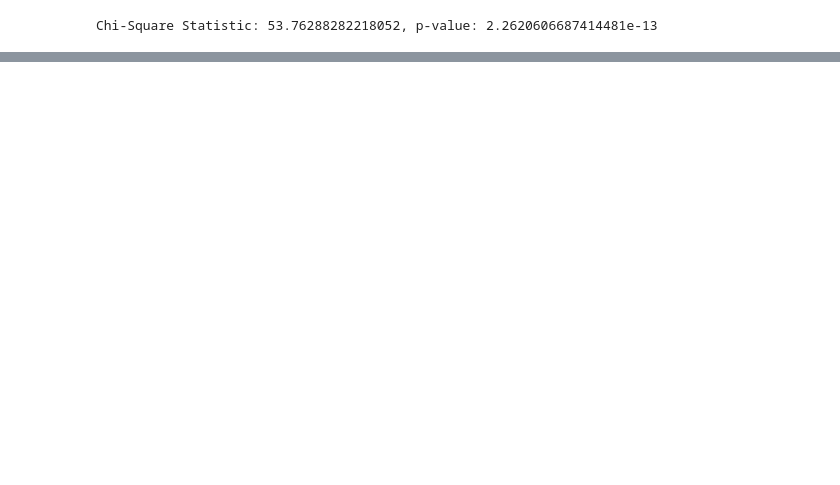
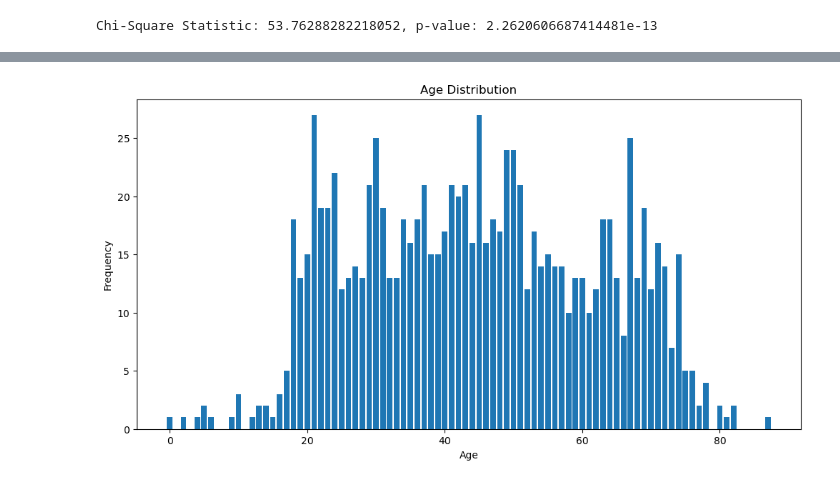
Before and after one commit to Harris-21/AI, a Jupyter notebook: Semester 1/estonia.ipynb, the cells around one changed output, grey strips where cells are left out. Saved outputs shown, nothing was run; the diff lists cells and outputs as text; code cells hidden in the pictures; blank space fills up the shorter version.

```diff
--- a/Semester 1/estonia.ipynb
+++ b/Semester 1/estonia.ipynb
@@ -164,0 +159,3 @@ Text(0, 0.5, 'Survived Rate (%)')
+# %%
+Age = df['Age'].value_counts().sort_index()
+print(Age)
@@ -164,0 +191,11 @@ Text(0, 0.5, 'Survived Rate (%)')
+# %%
+import matplotlib.pyplot as plt
+
+plt.figure(figsize=(12, 6))
+plt.bar(Age.index, Age.values)
+plt.xlabel('Age')
+plt.ylabel('Frequency')
+plt.title('Age Distribution')
+plt.show()
+# %% [output]
+[figure, added]
```
Also changed, not shown: parts of 6 cells of this notebook, 2 other files.
